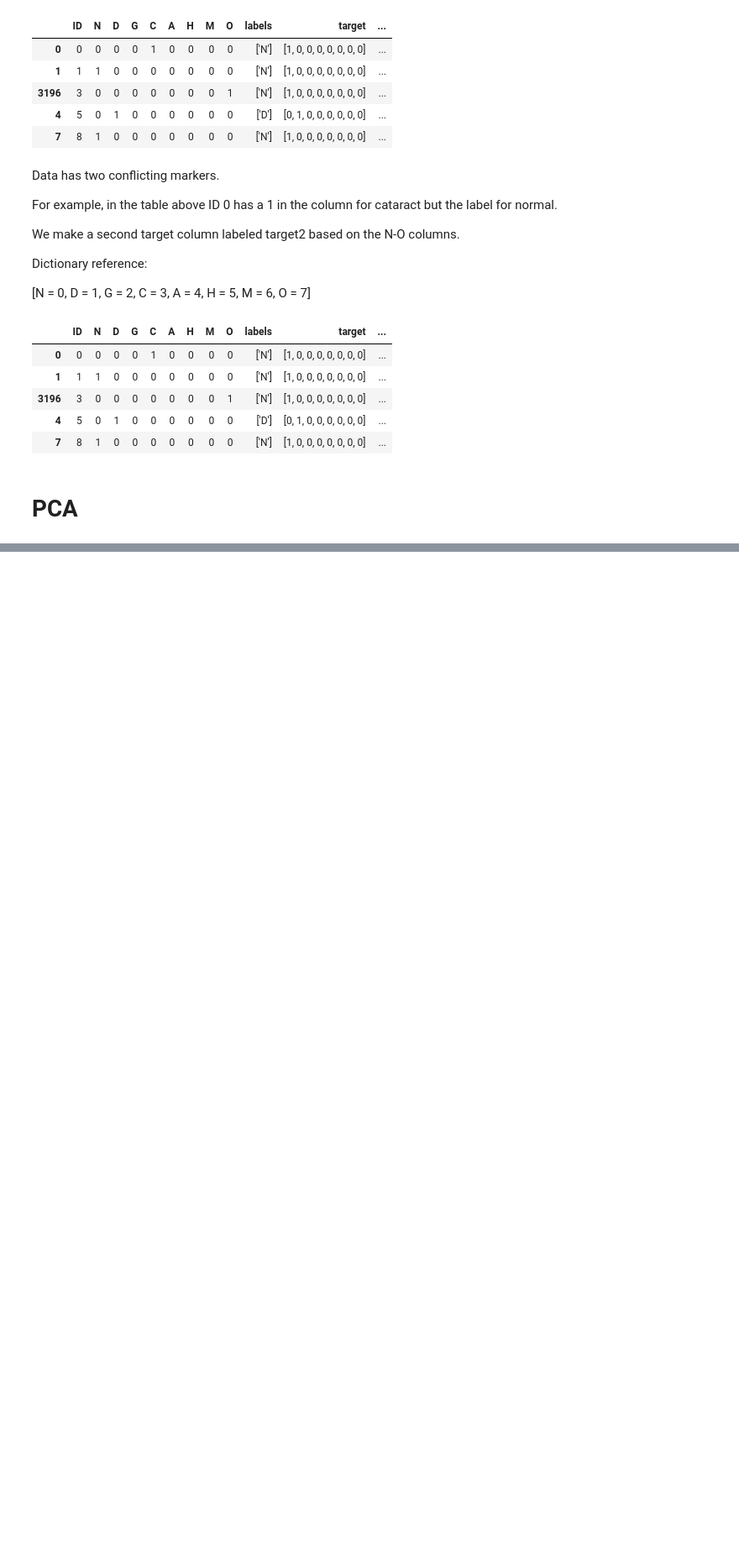
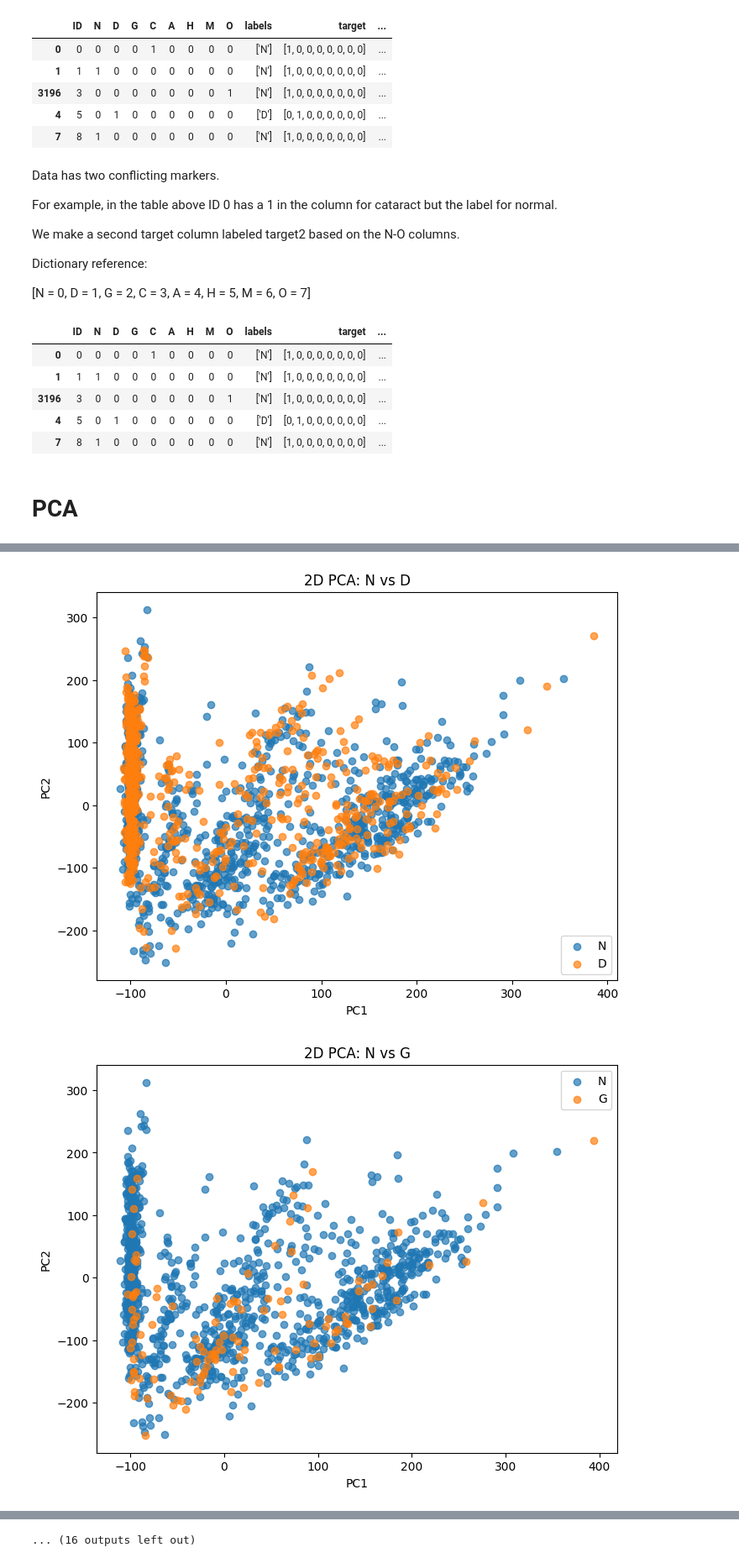
Before and after one commit to shanelee2027/Eyeball232Project, a Jupyter notebook: ltp8/eda.ipynb, the cells around one changed output, grey strips where cells are left out. Shown at 84% size. Cells and saved outputs as stored; diff of their text form; code cells hidden in the pictures; blank space fills up the shorter version.

```diff
--- a/ltp8/eda.ipynb
+++ b/ltp8/eda.ipynb
@@ -157,0 +167,25 @@ plt.show()
+# %%
+import itertools
+import matplotlib.pyplot as plt
+
+# Get all pairs of class indices
+pairs = list(itertools.combinations(range(len(class_cols)), 2))
+
+for (i, j) in pairs:
+    plt.figure(figsize=(8, 6))
+
+    # Mask for the two classes
+    mask = (y == i) | (y == j)
+
+    # Plot only points belonging to class i and j
+    plt.scatter(X_pca[(y == i), 0], X_pca[(y == i), 1], label=class_cols[i], alpha=0.7)
+    plt.scatter(X_pca[(y == j), 0], X_pca[(y == j), 1], label=class_cols[j], alpha=0.7)
+
+    plt.title(f"2D PCA: {class_cols[i]} vs {class_cols[j]}")
+    plt.xlabel("PC1")
+    plt.ylabel("PC2")
+    plt.legend()
+    plt.show()
+# %% [output]
+[figure, added]
+[figure, added]
@@ -157,0 +202 @@ plt.show()
+... (16 outputs left out)
```
Also changed, not shown: parts of 4 cells of this notebook, 1 other file.
